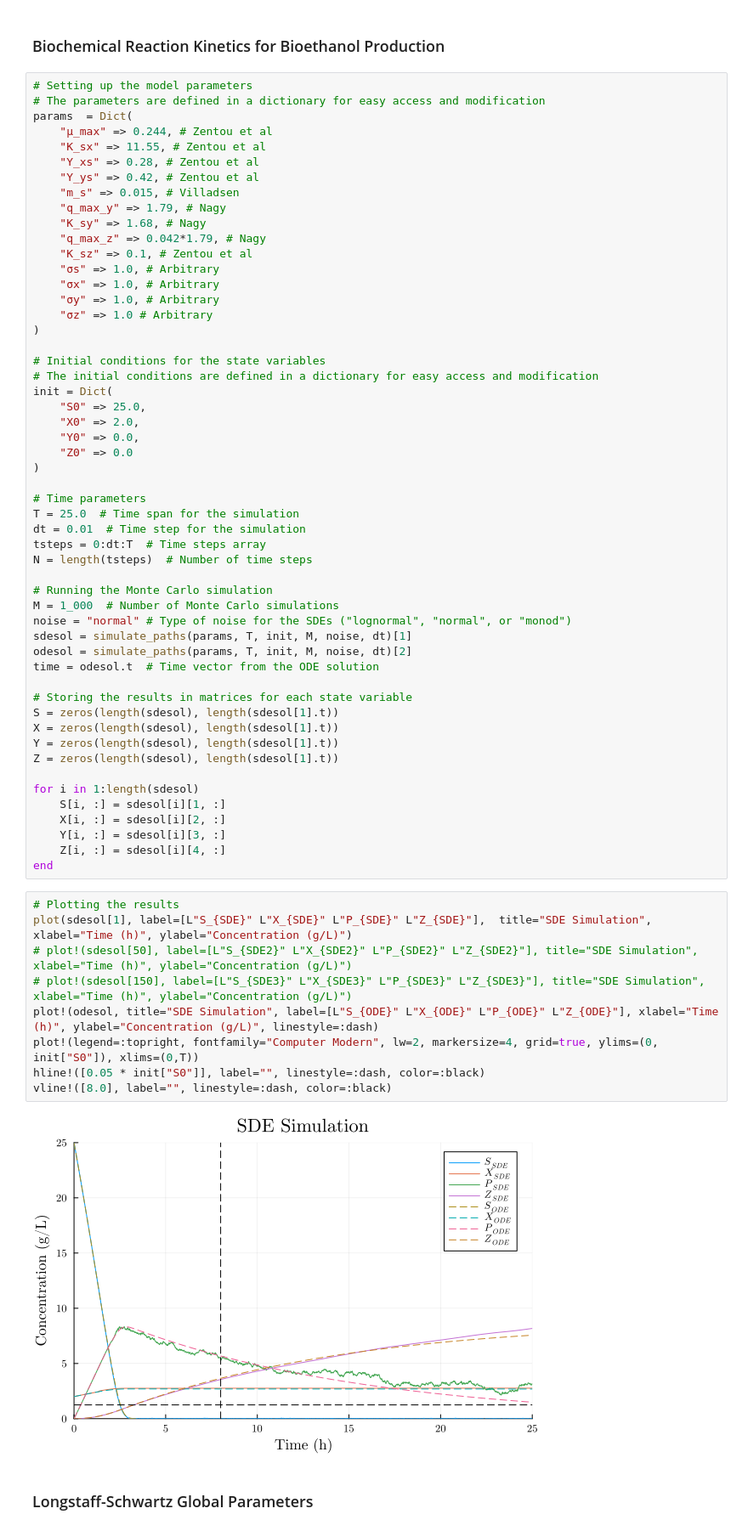
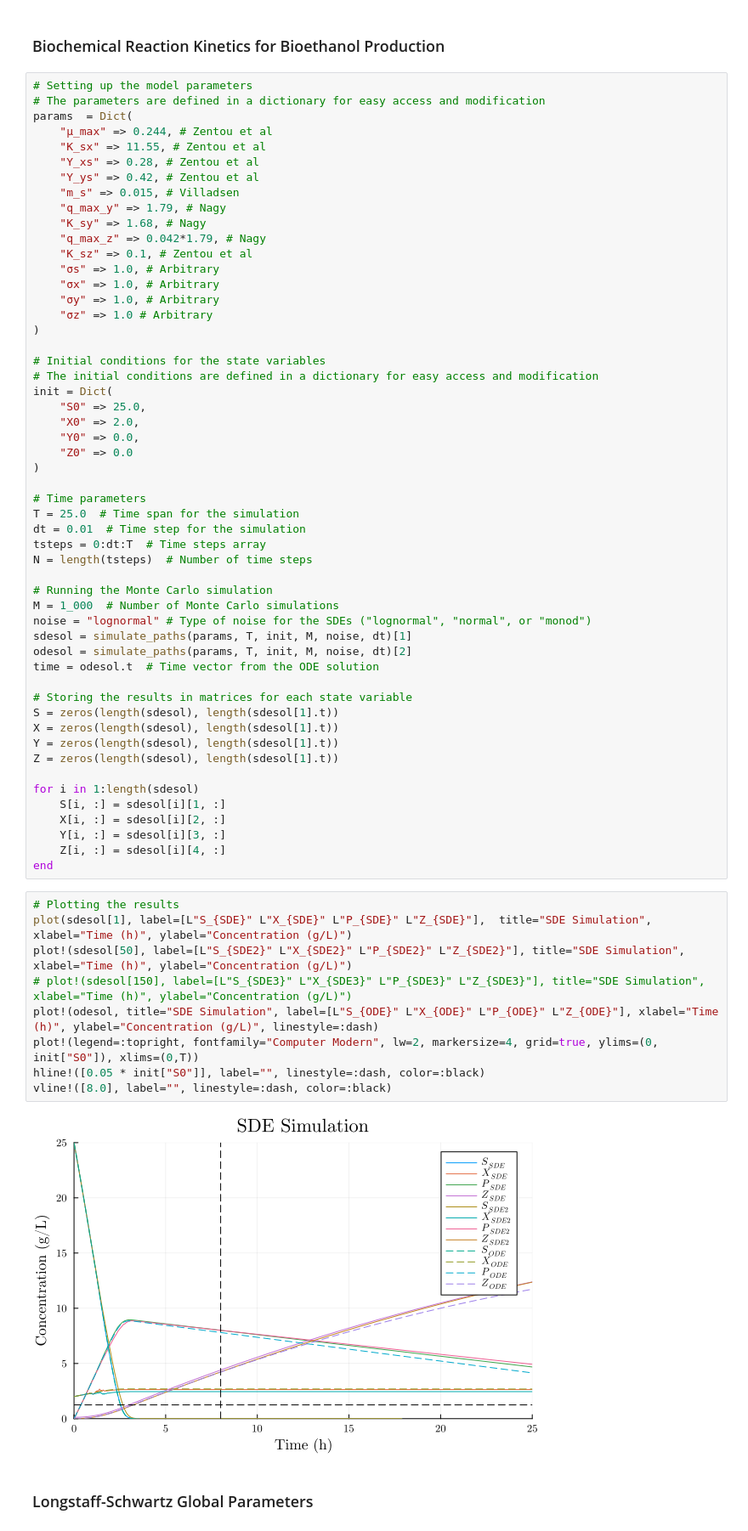
Before and after one commit to rafifsr/bachelorsthesis, a Jupyter notebook: LSMCMonod.ipynb, the cells around one changed output. Shown at 85% size. Saved outputs shown, nothing was run; the diff lists cells and outputs as text.

Commit message:
noise test

```diff
--- a/LSMCMonod.ipynb
+++ b/LSMCMonod.ipynb
@@ -48,7 +45,7 @@ N = length(tsteps)  # Number of time steps
 
 # Running the Monte Carlo simulation
 M = 1_000  # Number of Monte Carlo simulations
-noise = "normal" # Type of noise for the SDEs ("lognormal", "normal", or "monod")
+noise = "lognormal" # Type of noise for the SDEs ("lognormal", "normal", or "monod")
 sdesol = simulate_paths(params, T, init, M, noise, dt)[1]
 odesol = simulate_paths(params, T, init, M, noise, dt)[2]
 time = odesol.t  # Time vector from the ODE solution
@@ -68,14 +65,14 @@ end
 # %%
 # Plotting the results
 plot(sdesol[1], label=[L"S_{SDE}" L"X_{SDE}" L"P_{SDE}" L"Z_{SDE}"],  title="SDE Simulation", xlabel="Time (h)", ylabel="Concentration (g/L)")
-# plot!(sdesol[50], label=[L"S_{SDE2}" L"X_{SDE2}" L"P_{SDE2}" L"Z_{SDE2}"], title="SDE Simulation", xlabel="Time (h)", ylabel="Concentration (g/L)")
+plot!(sdesol[50], label=[L"S_{SDE2}" L"X_{SDE2}" L"P_{SDE2}" L"Z_{SDE2}"], title="SDE Simulation", xlabel="Time (h)", ylabel="Concentration (g/L)")
 # plot!(sdesol[150], label=[L"S_{SDE3}" L"X_{SDE3}" L"P_{SDE3}" L"Z_{SDE3}"], title="SDE Simulation", xlabel="Time (h)", ylabel="Concentration (g/L)")
 plot!(odesol, title="SDE Simulation", label=[L"S_{ODE}" L"X_{ODE}" L"P_{ODE}" L"Z_{ODE}"], xlabel="Time (h)", ylabel="Concentration (g/L)", linestyle=:dash)
 plot!(legend=:topright, fontfamily="Computer Modern", lw=2, markersize=4, grid=true, ylims=(0, init["S0"]), xlims=(0,T))
 hline!([0.05 * init["S0"]], label="", linestyle=:dash, color=:black)
 vline!([8.0], label="", linestyle=:dash, color=:black)
 # %% [output]
-[figure, old version]
+[figure, new version]
 # %% [markdown]
 ### Longstaff-Schwartz Global Parameters
 # %%
```
Also changed, not shown: parts of 4 cells of this notebook.
